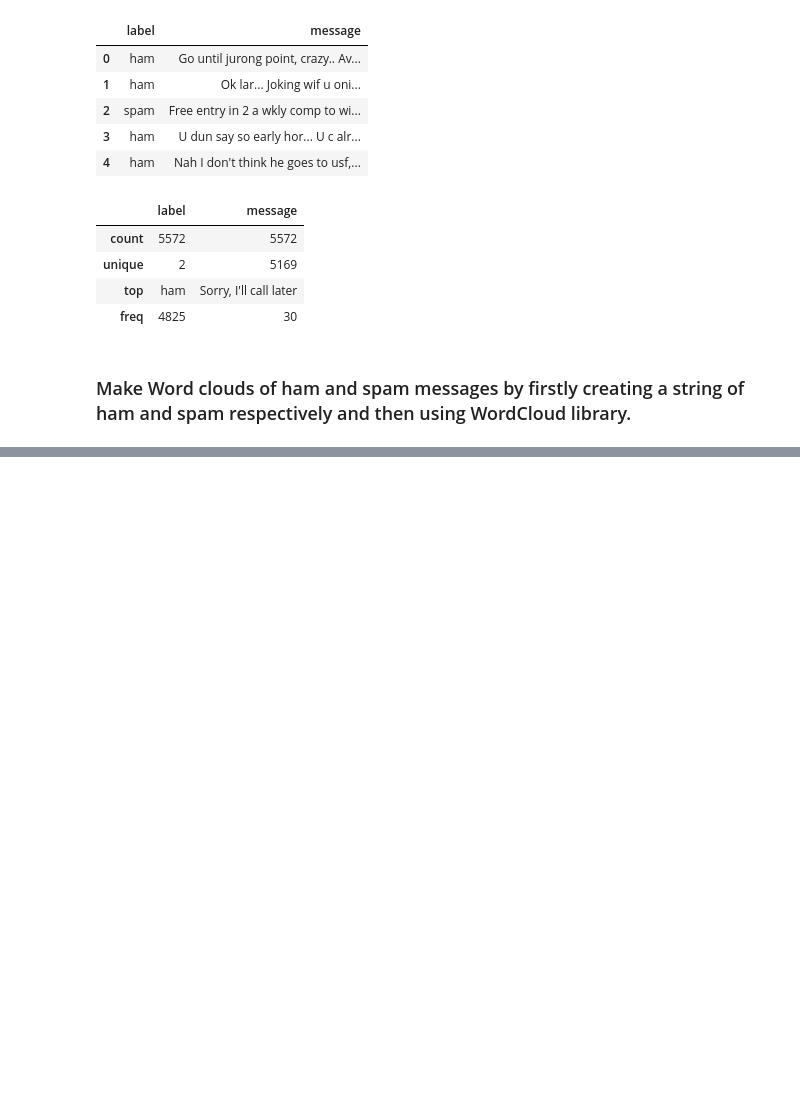
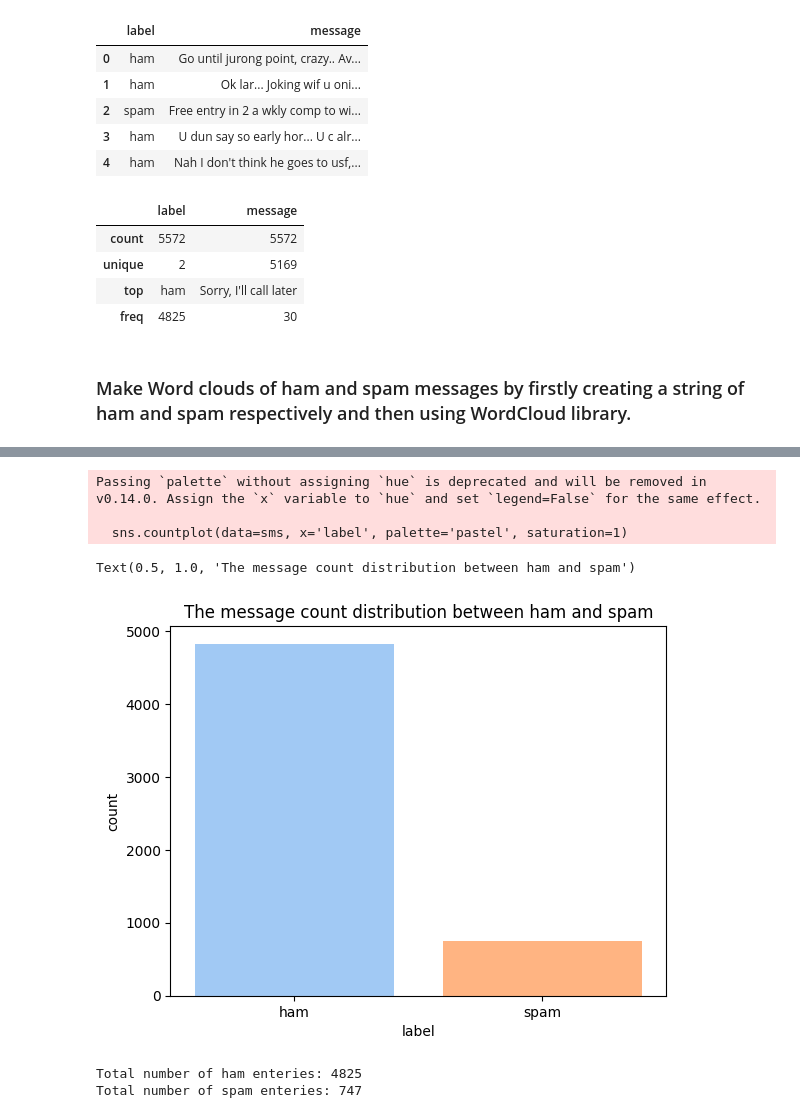
Before and after one commit to Sunpreet29/Projects, a Jupyter notebook: Spam Detection/spam_detection.ipynb, the cells around one changed output, grey strips where cells are left out. Drawn from its saved outputs; the diff is of its cells as text; code cells hidden in the pictures; blank space fills up the shorter version.

```diff
--- a/Spam Detection/spam_detection.ipynb
+++ b/Spam Detection/spam_detection.ipynb
@@ -101,0 +103,15 @@ plt.show()
+# %%
+sns.countplot(data=sms, x='label', palette='pastel', saturation=1)
+plt.title("The message count distribution between ham and spam")
+# %% [output]
+Passing `palette` without assigning `hue` is deprecated and will be removed in v0.14.0. Assign the `x` variable to `hue` and set `legend=False` for the same effect.
+
+  sns.countplot(data=sms, x='label', palette='pastel', saturation=1)
+Text(0.5, 1.0, 'The message count distribution between ham and spam')
+[figure, added]
+# %%
+print(f"Total number of ham enteries: {len(sms[sms['label'] == 'ham'])}")
+print(f"Total number of spam enteries: {len(sms[sms['label'] == 'spam'])}")
+# %% [output]
+Total number of ham enteries: 4825
+Total number of spam enteries: 747
```
Also changed, not shown: parts of 6 cells of this notebook.
